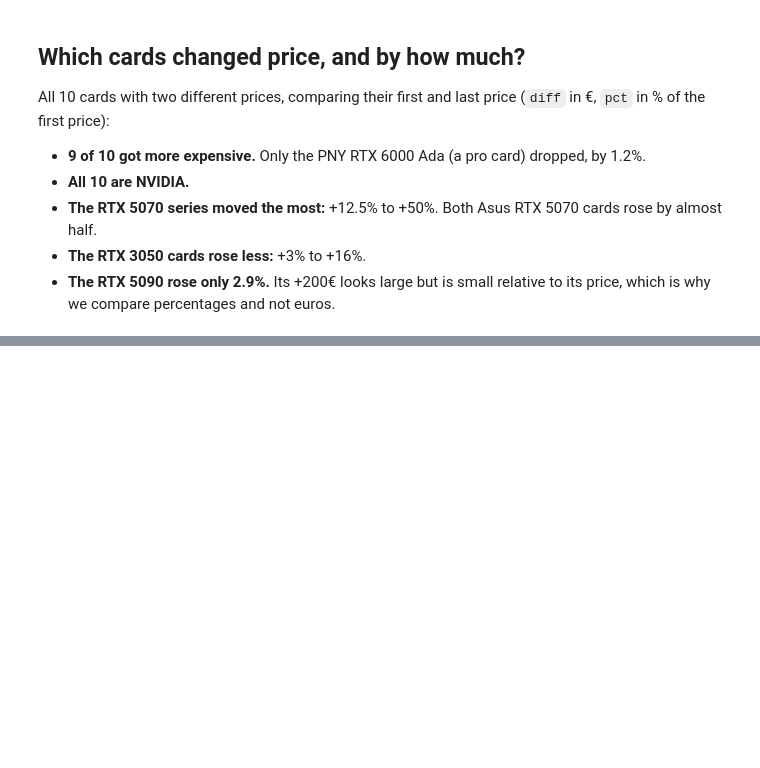
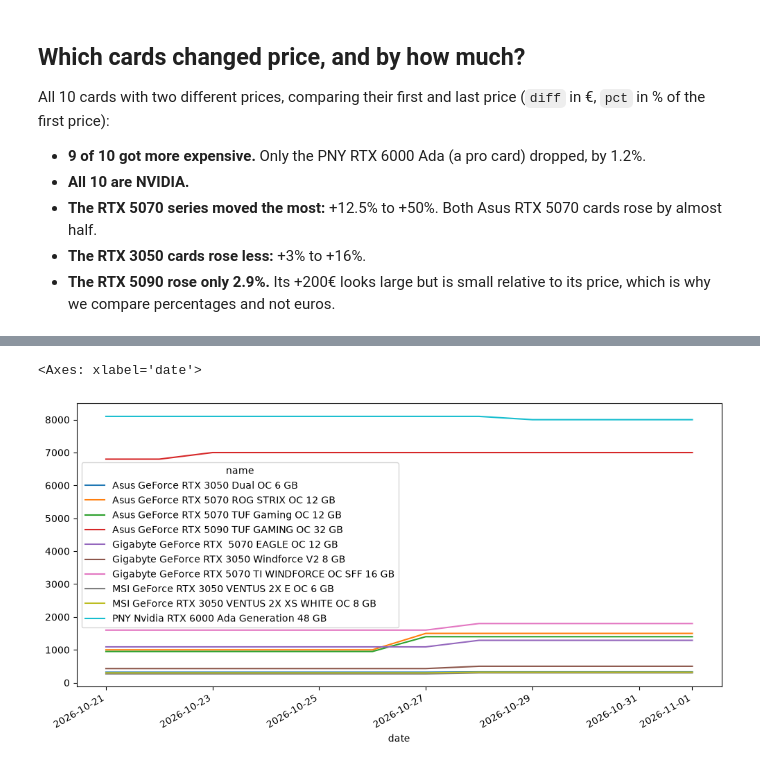
Before and after one commit to odysmpasias/gpu-price-tracker, a Jupyter notebook: notebooks/02_eda.ipynb, the cells around one changed output, grey strips where cells are left out. Saved outputs shown, nothing was run; the diff lists cells and outputs as text; code cells hidden in the pictures; blank space fills up the shorter version.

Commit message:
Add price change analysis and first charts to EDA

```diff
--- a/notebooks/02_eda.ipynb
+++ b/notebooks/02_eda.ipynb
@@ -242,0 +245,3 @@ All 10 cards with two different prices, comparing their first and last price (`d
+# %%
+price_table = changed_rows.pivot(index="date", columns="name", values="price")
+price_table
@@ -242,0 +262,5 @@ All 10 cards with two different prices, comparing their first and last price (`d
+# %%
+price_table.plot(figsize= (12,6))
+# %% [output]
+<Axes: xlabel='date'>
+[figure, added]
```
Also changed, not shown: parts of 5 cells of this notebook, 1 other file.
